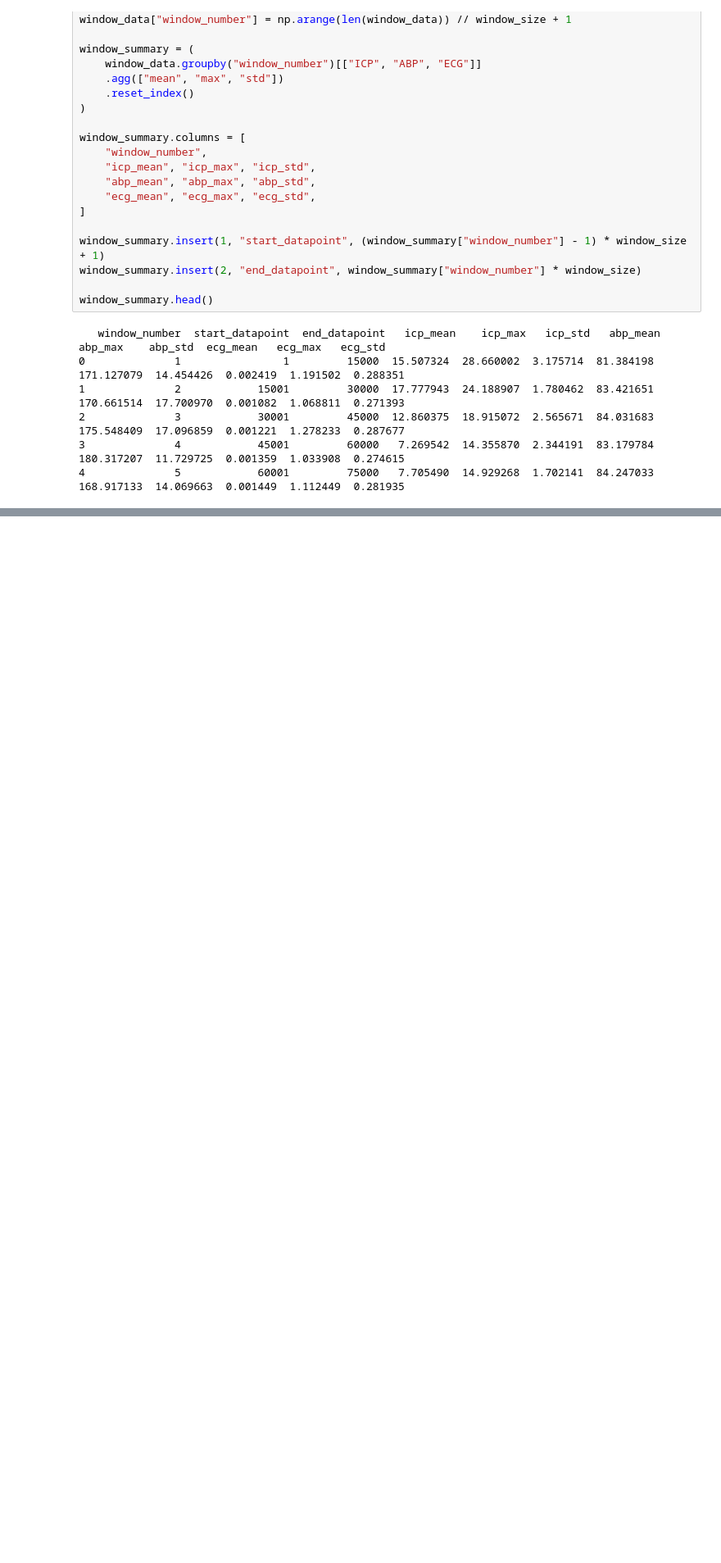
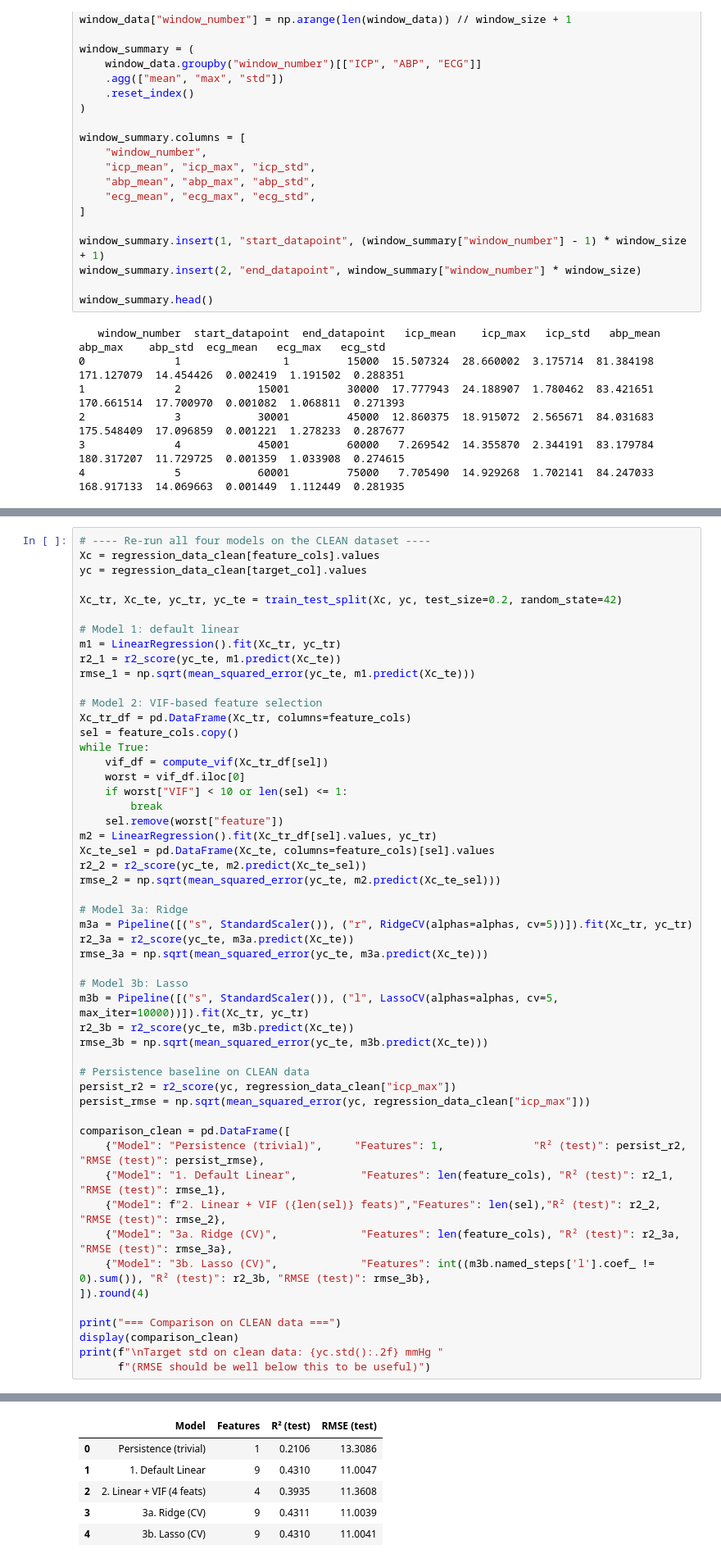
Before and after one commit to ajaybirh/ICPreg, a Jupyter notebook: ICP_reg.ipynb, the cells around one changed output, grey strips where cells are left out. Shown at 82% size. Saved outputs shown, nothing was run; the diff lists cells and outputs as text; blank space fills up the shorter version.

```diff
--- a/ICP_reg.ipynb
+++ b/ICP_reg.ipynb
@@ -70,0 +541,53 @@ window_summary.head()
+# %%
+# ---- Re-run all four models on the CLEAN dataset ----
+Xc = regression_data_clean[feature_cols].values
+yc = regression_data_clean[target_col].values
+
+Xc_tr, Xc_te, yc_tr, yc_te = train_test_split(Xc, yc, test_size=0.2, random_state=42)
+
+# Model 1: default linear
+m1 = LinearRegression().fit(Xc_tr, yc_tr)
+r2_1 = r2_score(yc_te, m1.predict(Xc_te))
+rmse_1 = np.sqrt(mean_squared_error(yc_te, m1.predict(Xc_te)))
+
+# Model 2: VIF-based feature selection
+Xc_tr_df = pd.DataFrame(Xc_tr, columns=feature_cols)
+sel = feature_cols.copy()
+while True:
+    vif_df = compute_vif(Xc_tr_df[sel])
+    worst = vif_df.iloc[0]
+    if worst["VIF"] < 10 or len(sel) <= 1:
+        break
+    sel.remove(worst["feature"])
+m2 = LinearRegression().fit(Xc_tr_df[sel].values, yc_tr)
+Xc_te_sel = pd.DataFrame(Xc_te, columns=feature_cols)[sel].values
+r2_2 = r2_score(yc_te, m2.predict(Xc_te_sel))
+rmse_2 = np.sqrt(mean_squared_error(yc_te, m2.predict(Xc_te_sel)))
+
+# Model 3a: Ridge
+m3a = Pipeline([("s", StandardScaler()), ("r", RidgeCV(alphas=alphas, cv=5))]).fit(Xc_tr, yc_tr)
+r2_3a = r2_score(yc_te, m3a.predict(Xc_te))
+rmse_3a = np.sqrt(mean_squared_error(yc_te, m3a.predict(Xc_te)))
+
+# Model 3b: Lasso
+m3b = Pipeline([("s", StandardScaler()), ("l", LassoCV(alphas=alphas, cv=5, max_iter=10000))]).fit(Xc_tr, yc_tr)
+r2_3b = r2_score(yc_te, m3b.predict(Xc_te))
+rmse_3b = np.sqrt(mean_squared_error(yc_te, m3b.predict(Xc_te)))
+
+# Persistence baseline on CLEAN data
+persist_r2 = r2_score(yc, regression_data_clean["icp_max"])
+persist_rmse = np.sqrt(mean_squared_error(yc, regression_data_clean["icp_max"]))
+
+comparison_clean = pd.DataFrame([
+    {"Model": "Persistence (trivial)",     "Features": 1,              "R² (test)": persist_r2, "RMSE (test)": persist_rmse},
+    {"Model": "1. Default Linear",          "Features": len(feature_cols), "R² (test)": r2_1,  "RMSE (test)": rmse_1},
+    {"Model": f"2. Linear + VIF ({len(sel)} feats)","Features": len(sel),"R² (test)": r2_2,  "RMSE (test)": rmse_2},
+    {"Model": "3a. Ridge (CV)",             "Features": len(feature_cols), "R² (test)": r2_3a, "RMSE (test)": rmse_3a},
+    {"Model": "3b. Lasso (CV)",             "Features": int((m3b.named_steps['l'].coef_ != 0).sum()), "R² (test)": r2_3b, "RMSE (test)": rmse_3b},
+]).round(4)
+
+print("=== Comparison on CLEAN data ===")
+display(comparison_clean)
+print(f"\nTarget std on clean data: {yc.std():.2f} mmHg "
+      f"(RMSE should be well below this to be useful)")
+# %% [output]
@@ -70,0 +595,6 @@ window_summary.head()
+|  | Model | Features | R² (test) | RMSE (test) |
+| 0 | Persistence (trivial) | 1 | 0.2106 | 13.3086 |
+| 1 | 1. Default Linear | 9 | 0.4310 | 11.0047 |
+| 2 | 2. Linear + VIF (4 feats) | 4 | 0.3935 | 11.3608 |
+| 3 | 3a. Ridge (CV) | 9 | 0.4311 | 11.0039 |
+| 4 | 3b. Lasso (CV) | 9 | 0.4310 | 11.0041 |
```
Also changed, not shown: parts of 14 cells of this notebook, 5 other files.
